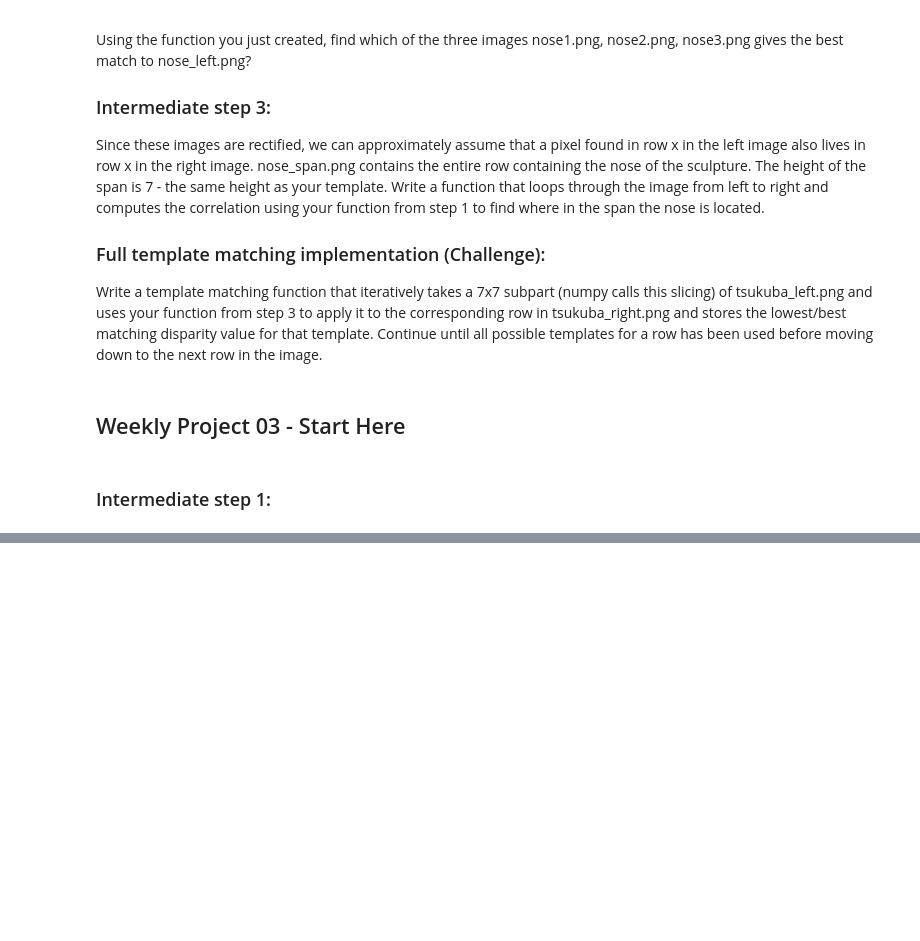
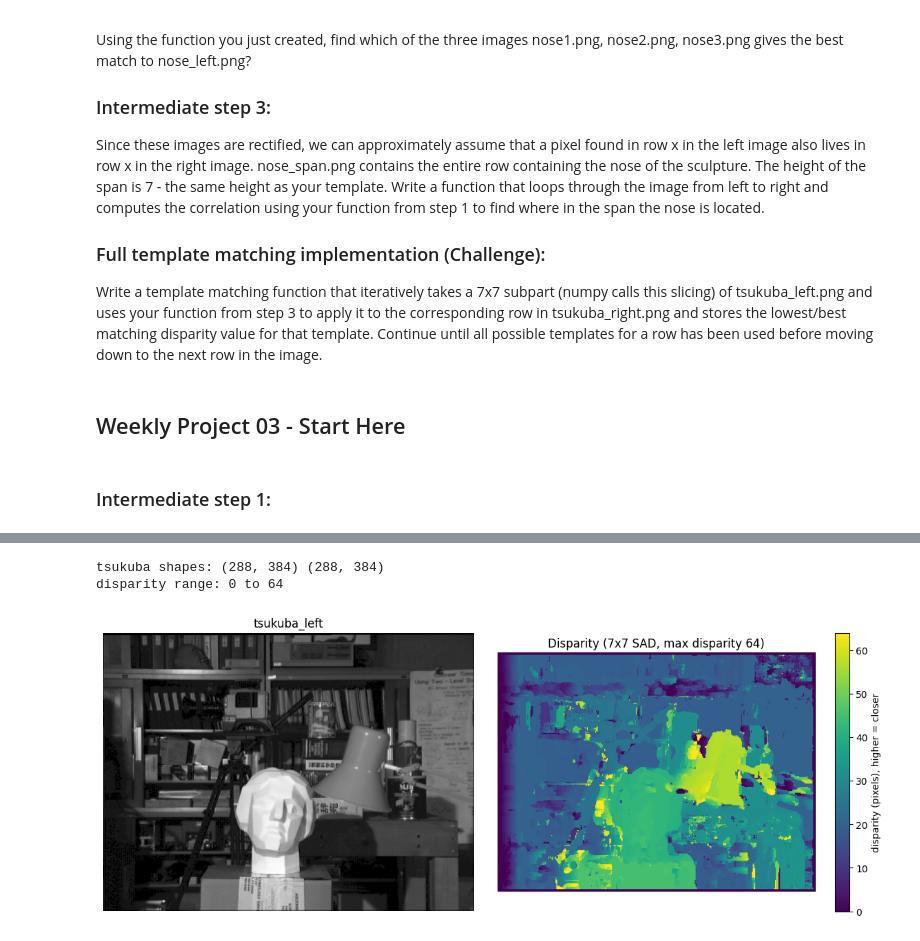
Before and after one commit to chrisd314/34759-perception-autonomous-systems-fall-2026, a Jupyter notebook: 03-weekly-project-multiple-view-geometry-pt1/03-weekly-project-multiple-view-geometry-pt1.ipynb, the cells around one changed output, grey strips where cells are left out. Drawn from its saved outputs; the diff is of its cells as text; code cells hidden in the pictures; blank space fills up the shorter version.

```diff
--- a/03-weekly-project-multiple-view-geometry-pt1/03-weekly-project-multiple-view-geometry-pt1.ipynb
+++ b/03-weekly-project-multiple-view-geometry-pt1/03-weekly-project-multiple-view-geometry-pt1.ipynb
@@ -34,0 +224,54 @@ Write a template matching function that iteratively takes a 7x7 subpart (numpy c
+# %%
+def compute_disparity_map(left, right, block_size=7, max_disparity=64):
+    """Block matching: for every block_size x block_size template in left,
+    find the best match in the same rows of right using find_best_match.
+
+    The disparity is stored at the template's center pixel. Border pixels
+    that no template is centered on stay 0.
+    """
+    if left.shape != right.shape:
+        raise ValueError(f"Shapes differ: {left.shape} vs {right.shape}")
+    h, w = left.shape
+    half = block_size // 2
+    disparity = np.zeros((h, w), dtype=np.int32)
+
+    for r in range(h - block_size + 1):
+        right_rows = right[r:r + block_size, :]
+        for c in range(w - block_size + 1):
+            template = left[r:r + block_size, c:c + block_size]
+
+            # A scene point appears at the same column or further left in the right
+            # image, so only left edges from c - max_disparity to c are searched.
+            # Since start <= c, the strip is always at least block_size wide.
+            start = max(0, c - max_disparity)
+            strip = right_rows[:, start:c + block_size]
+
+            best_x, _ = find_best_match(template, strip)
+            # best_x is relative to the start of the strip, not the image
+            disparity[r + half, c + half] = c - (start + best_x)
+
+    return disparity
+
+
+tsukuba_left = cv2.imread("tsukuba_left.png", cv2.IMREAD_GRAYSCALE)
+tsukuba_right = cv2.imread("tsukuba_right.png", cv2.IMREAD_GRAYSCALE)
+print("tsukuba shapes:", tsukuba_left.shape, tsukuba_right.shape)
+
+disparity = compute_disparity_map(tsukuba_left, tsukuba_right, block_size=7, max_disparity=64)
+print("disparity range:", disparity.min(), "to", disparity.max())
+
+fig, axes = plt.subplots(1, 2, figsize=(12, 4.5))
+axes[0].imshow(tsukuba_left, cmap="gray", vmin=0, vmax=255)
+axes[0].set_title("tsukuba_left")
+axes[0].axis("off")
+
+im = axes[1].imshow(disparity, cmap="viridis")
+axes[1].set_title("Disparity (7x7 SAD, max disparity 64)")
+axes[1].axis("off")
+fig.colorbar(im, ax=axes[1], label="disparity (pixels), higher = closer")
+plt.tight_layout()
+plt.show()
+# %% [output]
+tsukuba shapes: (288, 384) (288, 384)
+disparity range: 0 to 64
+[figure, added]
```
Also changed, not shown: parts of 16 cells of this notebook.
